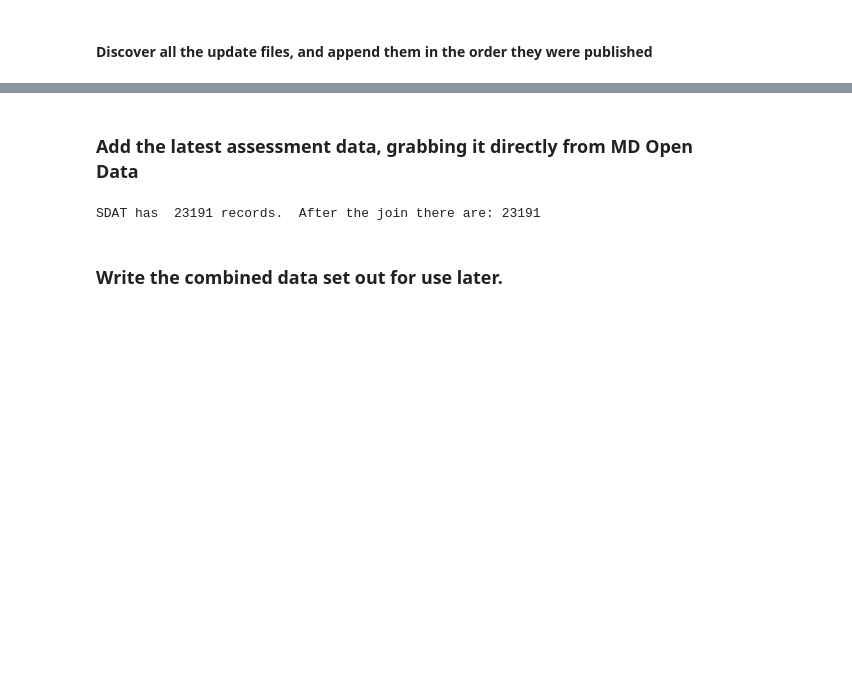
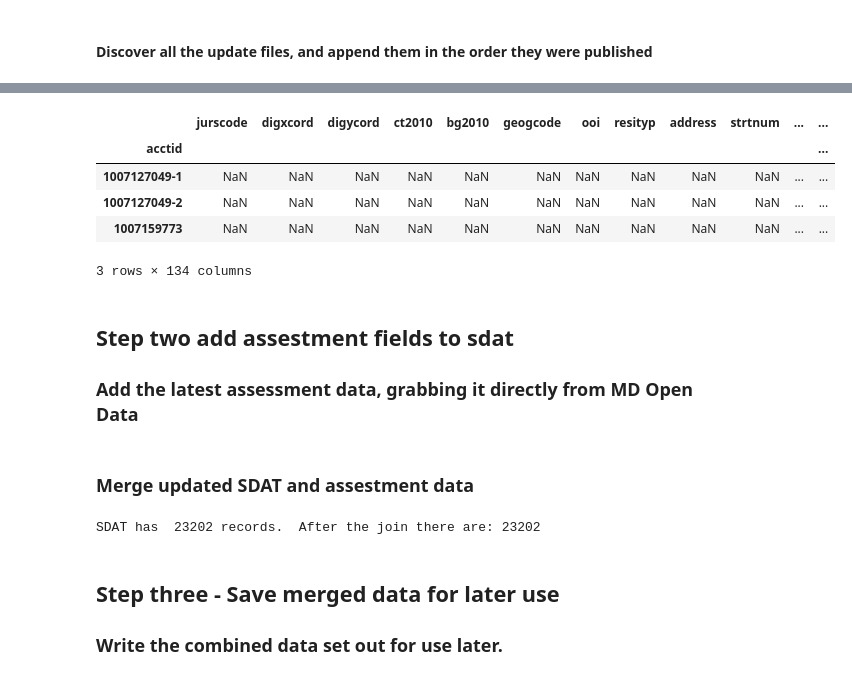
Before and after one commit to mgardi/cambridge_tiered_rental, a Jupyter notebook: sdat_etl.ipynb, the cells around one changed output, grey strips where cells are left out. Drawn from its saved outputs; the diff is of its cells as text; code cells hidden in the pictures; blank space fills up the shorter version.

```diff
--- a/sdat_etl.ipynb
+++ b/sdat_etl.ipynb
@@ -114,4 +149,16 @@ These have an issue, but that looks ok because they aren't housing: 65
+# %%
+# View records that coul not be enriched
+e_merge.query('_merge == "right_only"')[e_merge.query('_merge == "right_only"')['CAN_OWNCLASS']=="HOUSING"]
+# %% [output]
+|  | jurscode | digxcord | digycord | ct2010 | bg2010 | geogcode | ooi | resityp | address | strtnum | ... | ... |
+| acctid |  |  |  |  |  |  |  |  |  |  |  | ... |
+| 1007127049-1 | NaN | NaN | NaN | NaN | NaN | NaN | NaN | NaN | NaN | NaN | ... | ... |
+| 1007127049-2 | NaN | NaN | NaN | NaN | NaN | NaN | NaN | NaN | NaN | NaN | ... | ... |
+| 1007159773 | NaN | NaN | NaN | NaN | NaN | NaN | NaN | NaN | NaN | NaN | ... | ... |
+3 rows × 134 columns
 # %% [markdown]
+## Step two add assestment fields to sdat
+
 ### Add the latest assessment data, grabbing it directly from MD Open Data
 # %%
 assessments = pd.read_csv('https://opendata.maryland.gov/resource/ed4q-f8tm.csv?jurisdiction_code_mdp_field_jurscode=DORC&$limit=25000')
@@ -133,11 +182,17 @@ assessment_column_names = ['acctid','sdat','google_maps','struct_sqft','assessed
 assessments.rename(columns=dict(zip(assessment_fields,assessment_column_names)),inplace=True)
 assessments.acctid = assessments.acctid.astype(str)
 assessments.set_index('acctid',inplace=True)
+# %% [markdown]
+### Merge updated SDAT and assestment data
 # %%
-sdat_plus_assessments = merged_df.reset_index().merge(assessments,how='outer',indicator=True).set_index('acctid')
-print("SDAT has ",len(merged_df), "records.  After the join there are:",len(sdat_plus_assessments.query('_merge == "both"')))
+sdat_plus_assessments = merged_df.merge(assessments,how='outer', \
+                                        left_index=True, right_index=True,indicator=True)
+print("SDAT has ",len(merged_df), "records.  After the join there are:",\
+      len(sdat_plus_assessments.query('_merge == "both"')))
 # %% [output]
-SDAT has  23191 records.  After the join there are: 23191
+SDAT has  23202 records.  After the join there are: 23202
 # %% [markdown]
+## Step three - Save merged data for later use
+
 ### Write the combined data set out for use later.
 # %%
```
Also changed, not shown: parts of 17 cells of this notebook, 5 other files.
